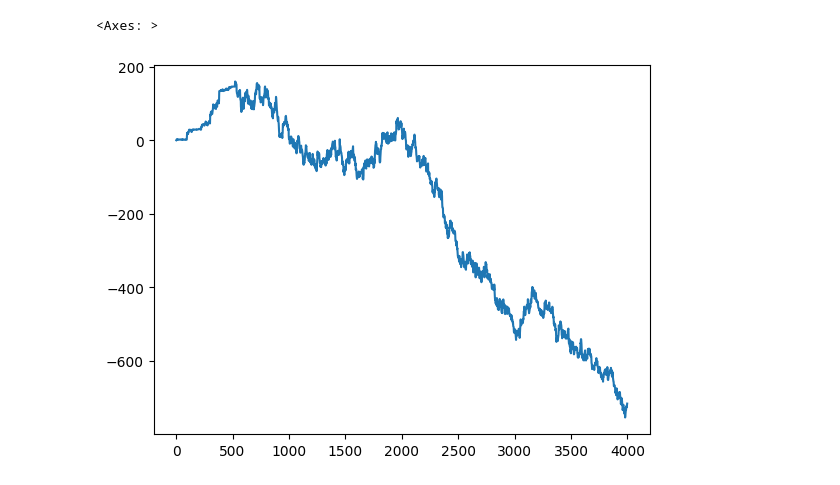
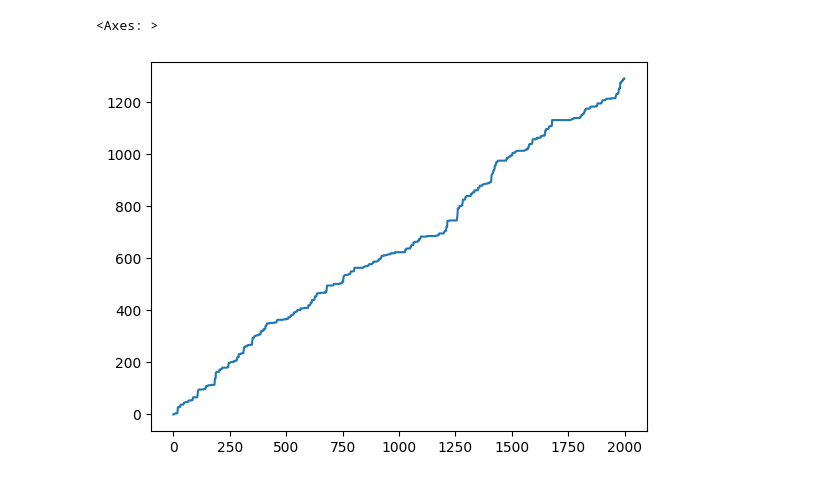
Before and after one commit to aemilani/imc-prosperity-2, a Jupyter notebook: explore_logs.ipynb, the cells around one changed output. Saved outputs shown, nothing was run; the diff lists cells and outputs as text; code cells hidden in the pictures.

```diff
--- a/explore_logs.ipynb
+++ b/explore_logs.ipynb
@@ -64,7 +64,7 @@ def process_trade_history(trade_history_section):
 
     return df_trades
 # %%
-PATH = 'logs/v00/2.log'
+PATH = 'logs/round_1/0.log'
 sandbox, activities, trade_history = read_log(PATH)
 # %%
 plt.figure(figsize=(6, 3))
@@ -106,5 +106,5 @@ activities[activities['product'] == 'STARFRUIT']['mid_price'].max(), activities[
 # %%
-activities[activities['product'] == 'STARFRUIT']['profit_and_loss'].plot()
+activities[activities['product'] == 'AMETHYSTS']['profit_and_loss'].plot()
 # %% [output]
 <Axes: >
-[figure, old version]
+[figure, new version]
```
Also changed, not shown: parts of 15 cells of this notebook, 5 other files.
